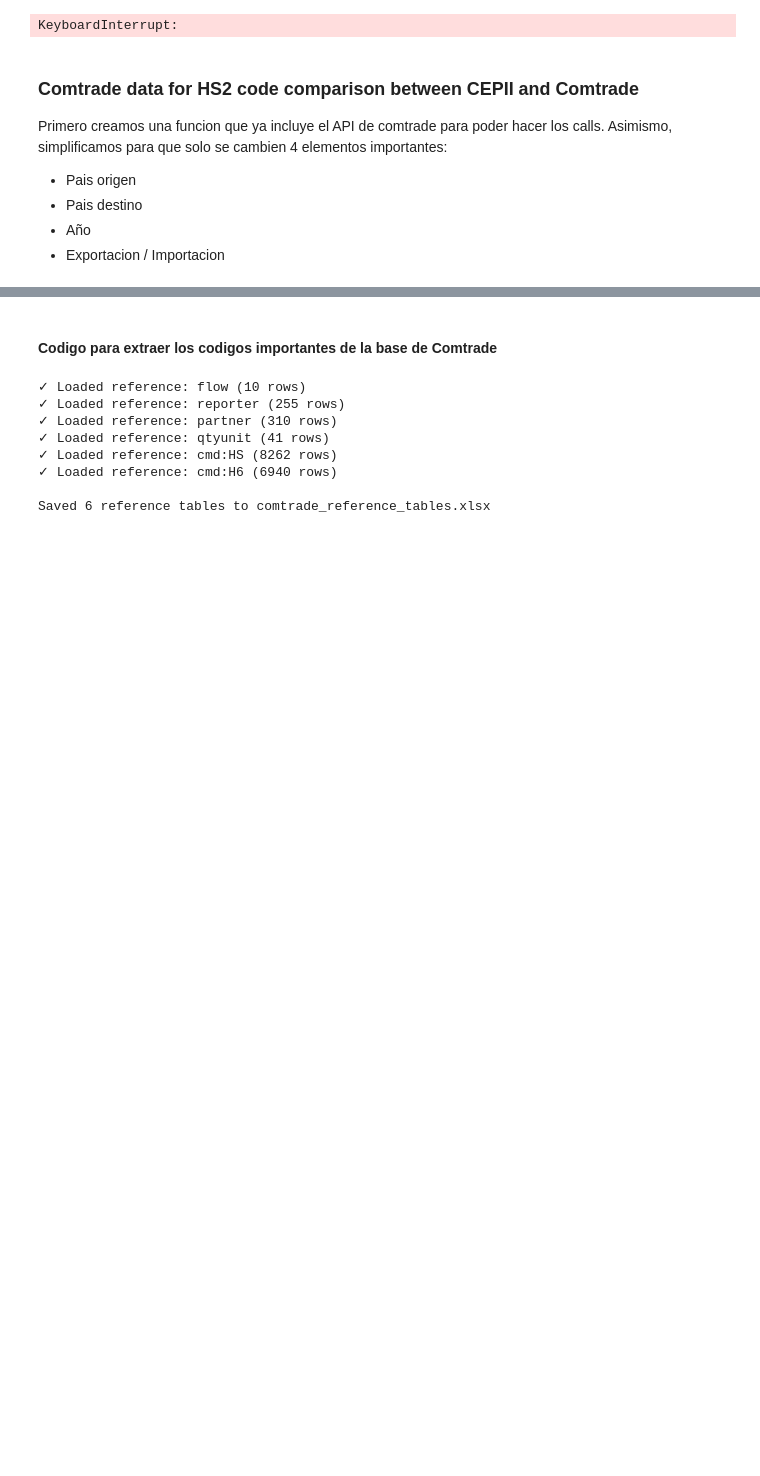
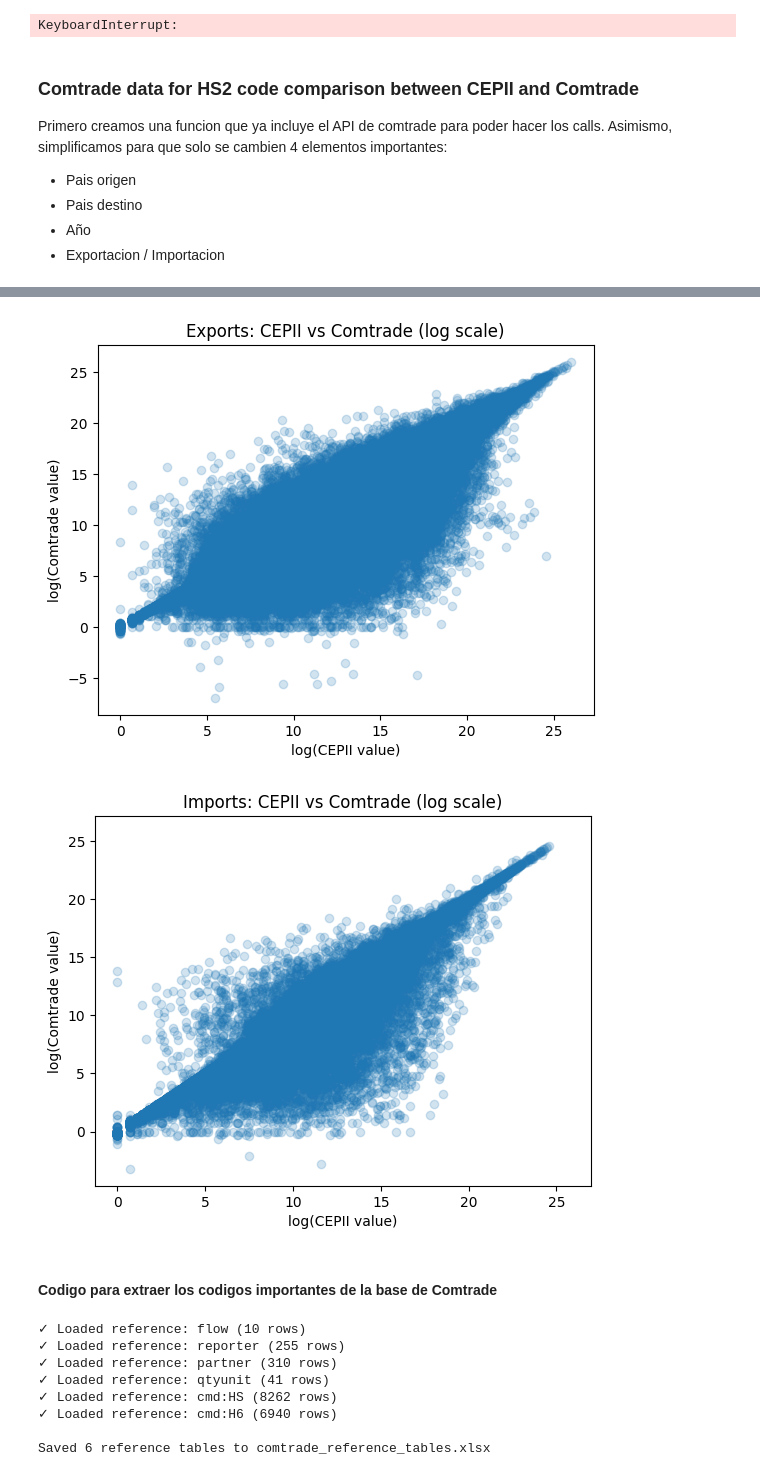
Before and after one commit to DavidAFG/Trade_Bid, a Jupyter notebook: two_digit_comp.ipynb, the cells around one changed output, grey strips where cells are left out. Saved outputs shown, nothing was run; the diff lists cells and outputs as text; code cells hidden in the pictures; blank space fills up the shorter version.

Commit message:
Added additional countries from Comtrade API, joined the databases to the CEPII and did some preliminary graphs to compare CEPII - Comtrade.

```diff
--- a/two_digit_comp.ipynb
+++ b/two_digit_comp.ipynb
@@ -231,7 +249,8 @@ years = [2003, 2009, 2017, 2021]          # List of years
 reporter_codes = ["32" ,"76" ,"222" ,"251" ,"276" ,
                   "340" ,"380" ,"392" ,"484" ,"554",
                   "566" ,"608" ,"643" ,"682" ,"724",
-                  "740" ,"792" ,"842" ,"716"]     # countries
+                  "740" ,"792" ,"842" ,"716", "156", "124", "826",
+                  "702"]     # countries
 flow_codes = ["X", "M"]             # exports and
 partner_code = None                 # all partners
 out_dir = "comtrade_data"        # folder to save CSVs
@@ -305,3 +610,22 @@ for year in years:
+# %%
+import matplotlib.pyplot as plt
+
+def plot_log_scatter(df, title):
+    plt.figure()
+    plt.scatter(df["log_cepii"], df["log_comtrade"], alpha=0.2)
+    mn = min(df["log_cepii"].min(), df["log_comtrade"].min())
+    mx = max(df["log_cepii"].max(), df["log_comtrade"].max())
+    plt.plot([mn, mx], [mn, mx])
+    plt.xlabel("log(CEPII value)")
+    plt.ylabel("log(Comtrade value)")
+    plt.title(title)
+    plt.show()
+
+plot_log_scatter(df_X_cmp, "Exports: CEPII vs Comtrade (log scale)")
+plot_log_scatter(df_M_cmp, "Imports: CEPII vs Comtrade (log scale)")
+# %% [output]
+[figure, added]
+[figure, added]
 # %% [markdown]
 #### Codigo para extraer los codigos importantes de la base de Comtrade
 # %%
```
Also changed, not shown: parts of 12 cells of this notebook, 32 other files.
